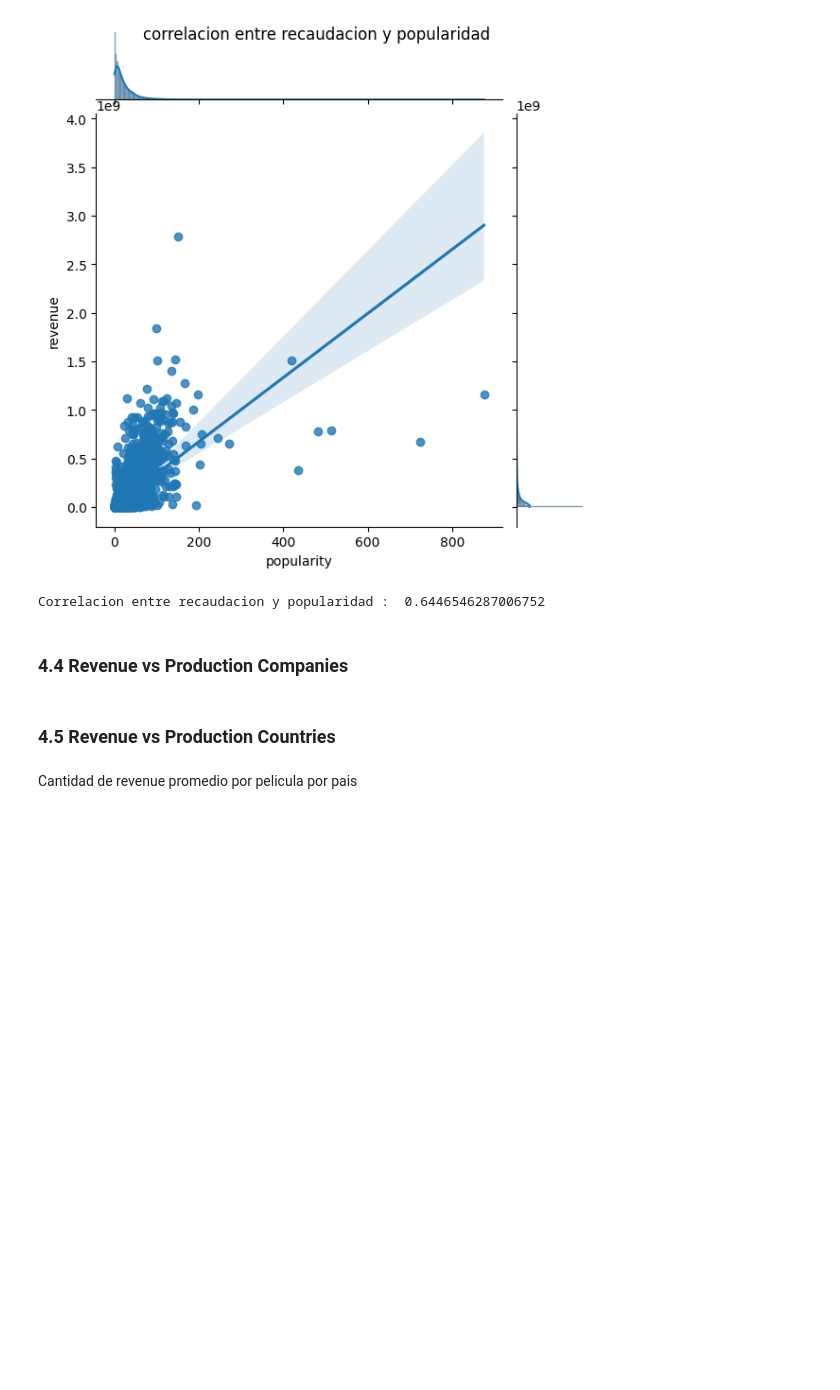
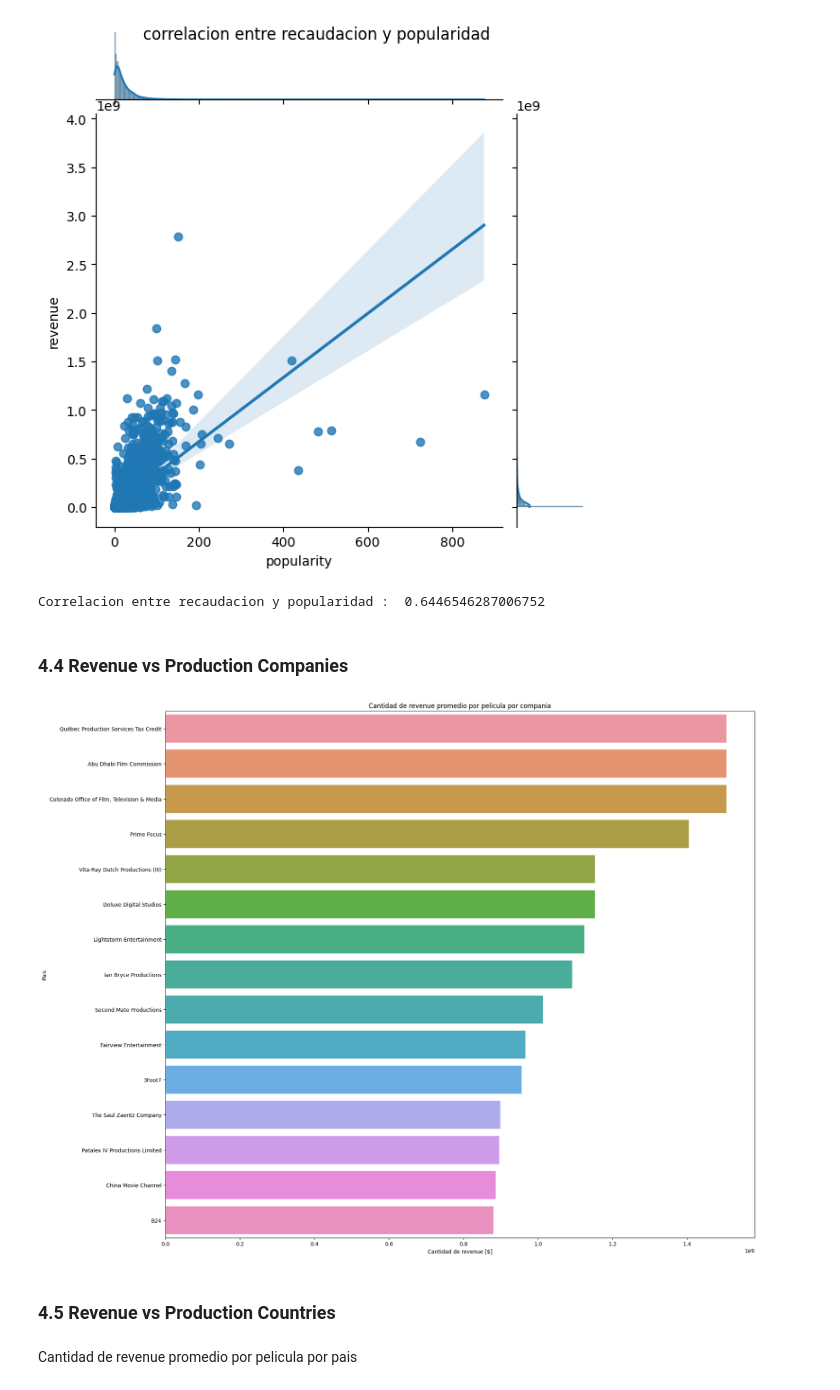
Before and after one commit to AleGallart/SATPython, a Jupyter notebook: Notebook.ipynb, the cells around one changed output. Saved outputs shown, nothing was run; the diff lists cells and outputs as text; code cells hidden in the pictures; blank space fills up the shorter version.

```diff
--- a/Notebook.ipynb
+++ b/Notebook.ipynb
@@ -412,11 +412,13 @@ Correlacion entre recaudacion y popularidad :  0.6446546287006752
 ### 4.4 Revenue vs Production Companies
 # %%
 figure(num=None, figsize=(20,18))
-sns.barplot(y= xMatriz(ordenar(promedioPorObjetoUnico(revenueMatriz(dataClean['production_companies'], dataClean['revenue'], 'name')), 15)), x = yMatriz(ordenar(promedioPorObjetoUnico(revenueMatriz(dataClean['production_countries'], dataClean['revenue'], 'name')),15)))
+sns.barplot(y= xMatriz(ordenar(promedioPorObjetoUnico(revenueMatriz(dataClean['production_companies'], dataClean['revenue'], 'name')), 15)), x = yMatriz(ordenar(promedioPorObjetoUnico(revenueMatriz(dataClean['production_companies'], dataClean['revenue'], 'name')),15)))
 plt.xlabel("Cantidad de revenue [$]")
 plt.ylabel("Pais")
 plt.title("Cantidad de revenue promedio por pelicula por compania")
 plt.show()
+# %% [output]
+[figure, added]
 # %% [markdown]
 ### 4.5 Revenue vs Production Countries
 # %% [markdown]
```
